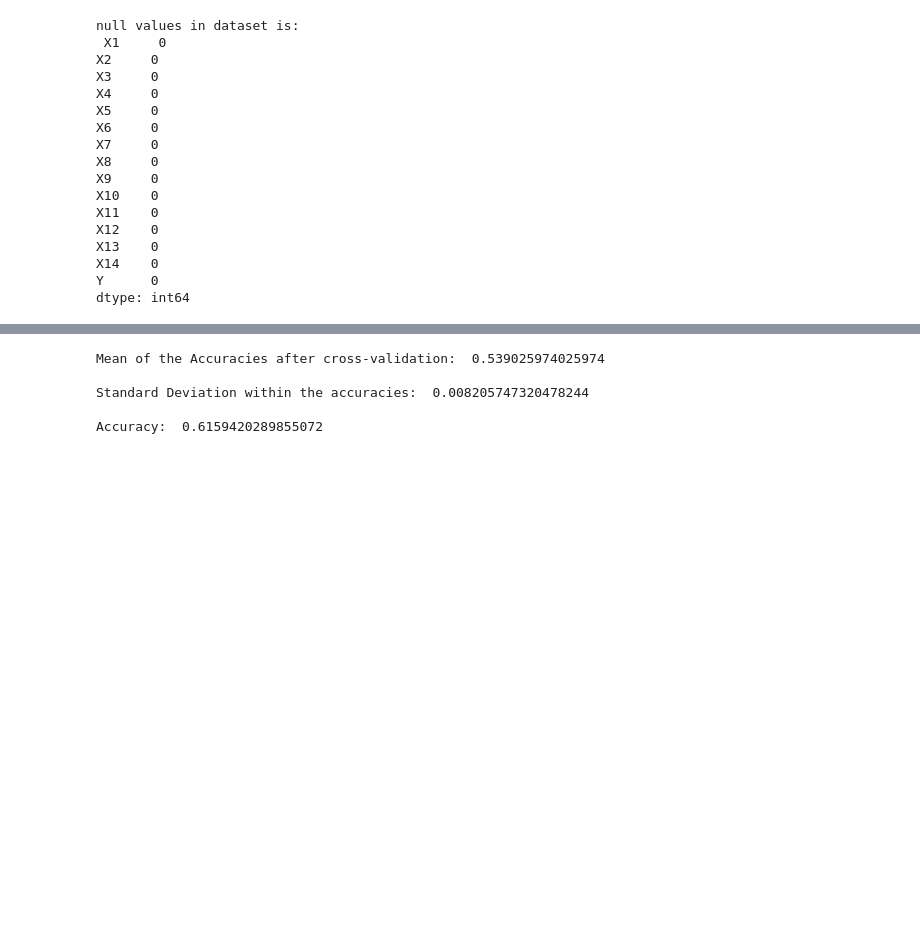
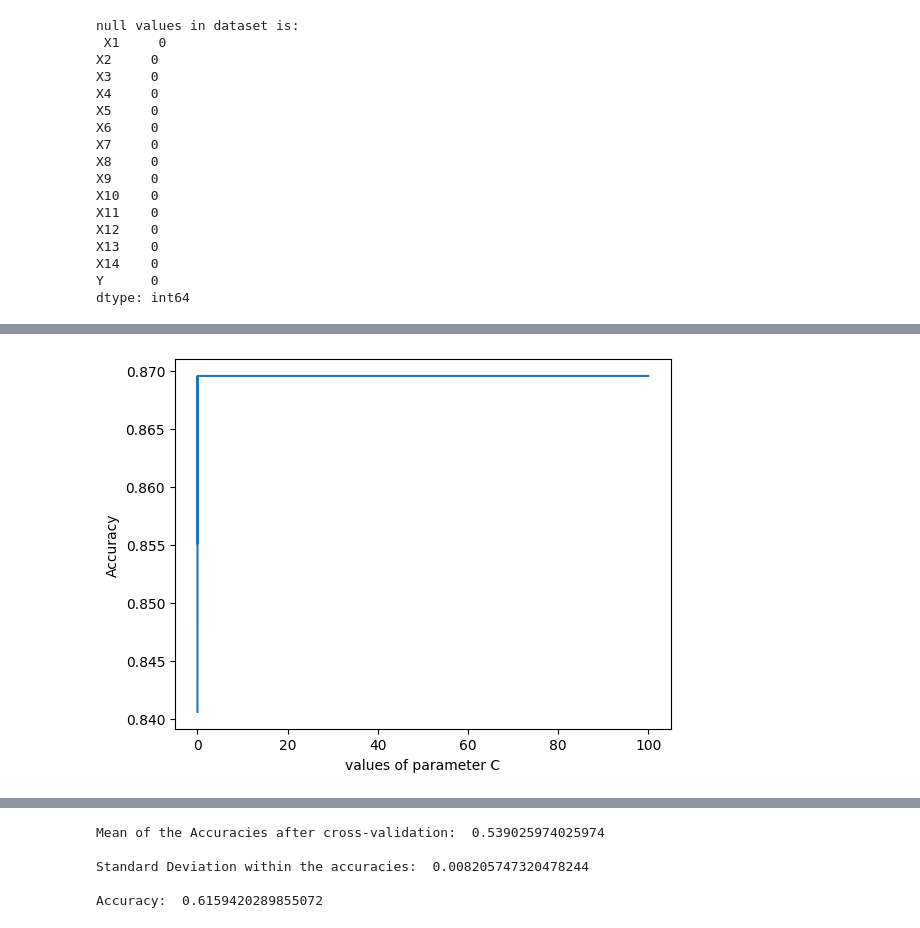
Before and after one commit to ashwinair/ml_labsheets, a Jupyter notebook: Labsheet 5.ipynb, the cells around one changed output, grey strips where cells are left out. Drawn from its saved outputs; the diff is of its cells as text; code cells hidden in the pictures; blank space fills up the shorter version.

```diff
--- a/Labsheet 5.ipynb
+++ b/Labsheet 5.ipynb
@@ -232 +170,19 @@ plt.show()
+# %%
+#b. For different values of parameter ‘C’, plot the accuracy of the test dataset
+from sklearn.metrics import accuracy_score
+
+C = [0.0005,0.01,0.001,0.1, 1, 10,100]
+accuracy = []
+for c in C:
+    classifier = svm.SVC(kernel='linear', C = c)
+    classifier.fit(X_train, y_train)    #Fit the model
+    y_pred = classifier.predict(X_test)
+    accuracy.append(accuracy_score(y_test, y_pred))
+
+plt.plot(C,accuracy)
+plt.xlabel('values of parameter C')
+plt.ylabel('Accuracy')
+plt.show()
+# %% [output]
+[figure, added]
 # %%
```
Also changed, not shown: parts of 12 cells of this notebook.
